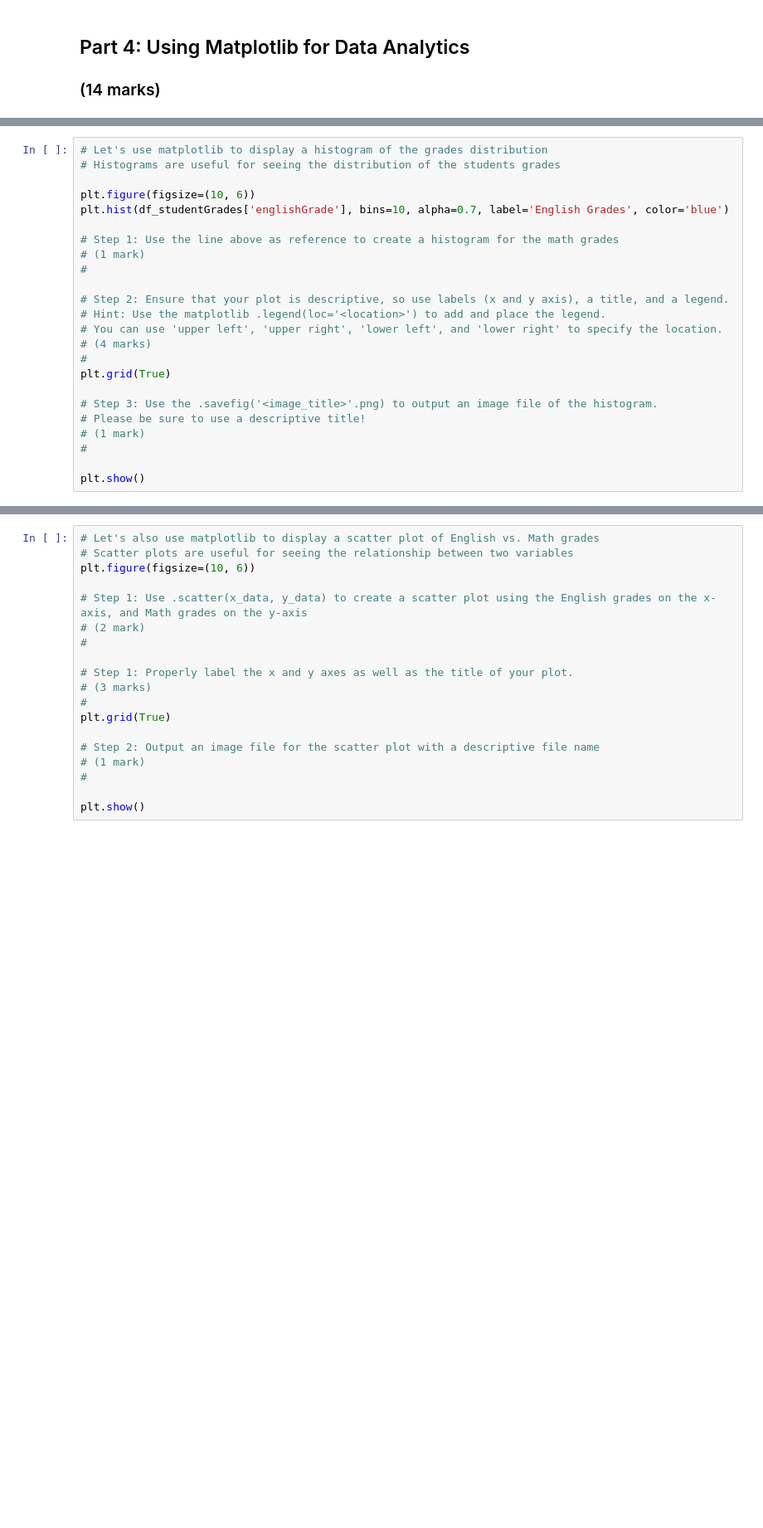
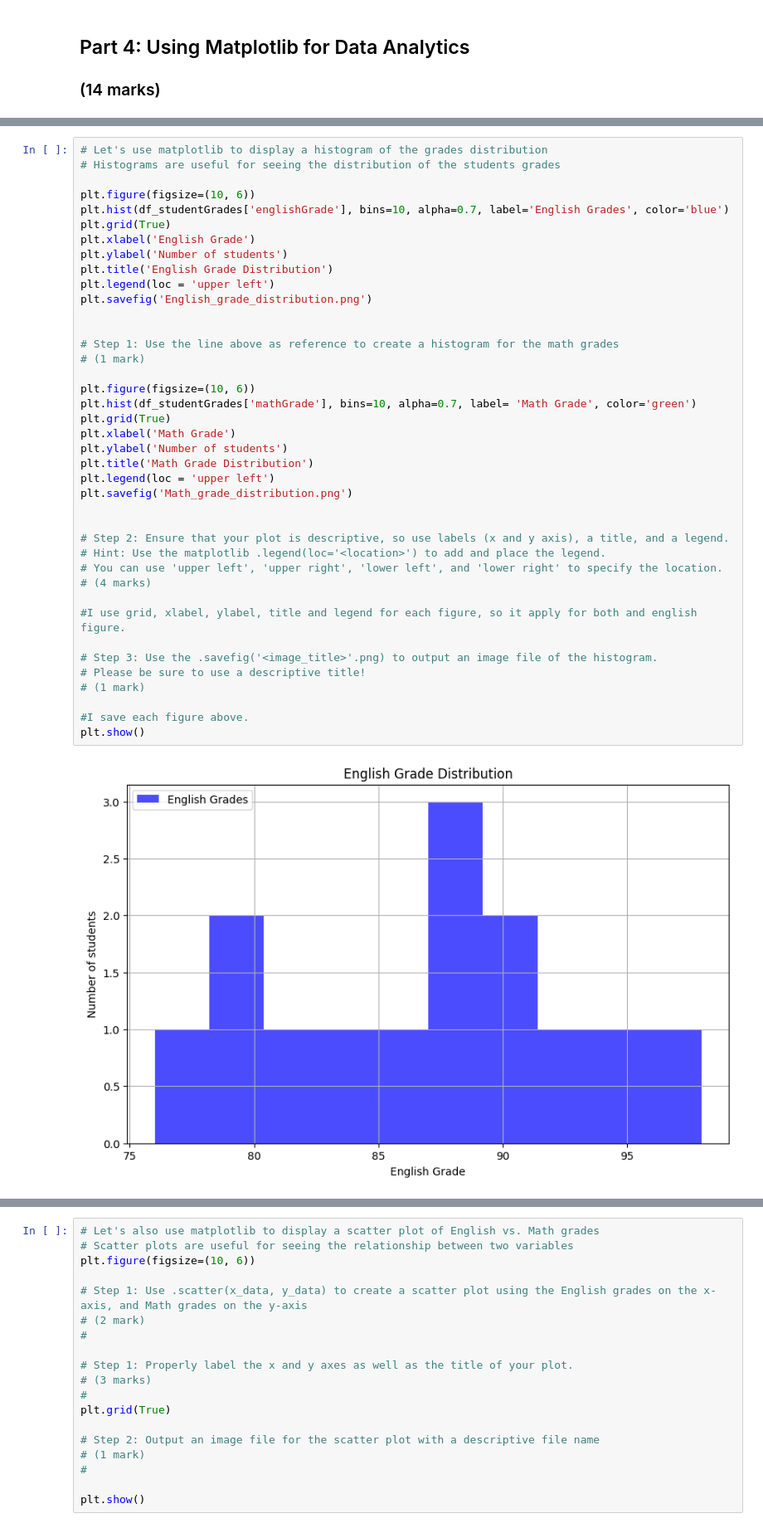
Before and after one commit to TaRa1999R/engg680_2024_fall, a Jupyter notebook: Lab_Assignment1/StudentGradeManagementSystem.ipynb, the cells around one changed output, grey strips where cells are left out. Shown at 83% size. Saved outputs shown, nothing was run; the diff lists cells and outputs as text; blank space fills up the shorter version.

```diff
--- a/Lab_Assignment1/StudentGradeManagementSystem.ipynb
+++ b/Lab_Assignment1/StudentGradeManagementSystem.ipynb
@@ -393,24 +394,42 @@ newIndex
 # %%
 # Let's use matplotlib to display a histogram of the grades distribution
 # Histograms are useful for seeing the distribution of the students grades
 
 plt.figure(figsize=(10, 6))
 plt.hist(df_studentGrades['englishGrade'], bins=10, alpha=0.7, label='English Grades', color='blue')
+plt.grid(True)
+plt.xlabel('English Grade')
+plt.ylabel('Number of students')
+plt.title('English Grade Distribution')
+plt.legend(loc = 'upper left')
+plt.savefig('English_grade_distribution.png')
+
 
 # Step 1: Use the line above as reference to create a histogram for the math grades
 # (1 mark)
-#
+
+plt.figure(figsize=(10, 6))
+plt.hist(df_studentGrades['mathGrade'], bins=10, alpha=0.7, label= 'Math Grade', color='green')
+plt.grid(True)
+plt.xlabel('Math Grade')
+plt.ylabel('Number of students')
+plt.title('Math Grade Distribution')
+plt.legend(loc = 'upper left')
+plt.savefig('Math_grade_distribution.png')
+
 
 # Step 2: Ensure that your plot is descriptive, so use labels (x and y axis), a title, and a legend.
 # Hint: Use the matplotlib .legend(loc='<location>') to add and place the legend.
 # You can use 'upper left', 'upper right', 'lower left', and 'lower right' to specify the location.
 # (4 marks)
-#
-plt.grid(True)
+
+#I use grid, xlabel, ylabel, title and legend for each figure, so it apply for both and english figure.
 
 # Step 3: Use the .savefig('<image_title>'.png) to output an image file of the histogram.
 # Please be sure to use a descriptive title!
 # (1 mark)
-#
 
+#I save each figure above.
 plt.show()
+# %% [output]
+[figure, added]
```
Also changed, not shown: parts of 2 cells of this notebook.
